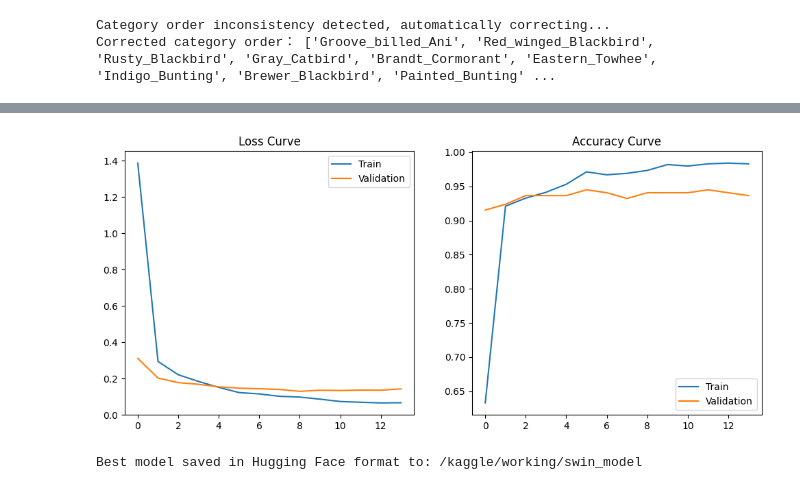
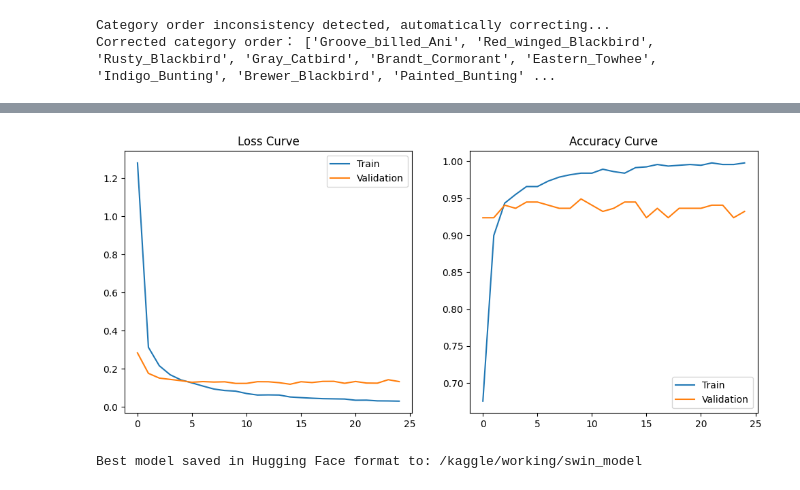
Before and after one commit to yutao-data/Fine_Grained_Bird_Swin, a Jupyter notebook: notebooks/Pretrained_Swin.ipynb, the cells around one changed output, grey strips where cells are left out. Drawn from its saved outputs; the diff is of its cells as text; code cells hidden in the pictures.

```diff
--- a/notebooks/Pretrained_Swin.ipynb
+++ b/notebooks/Pretrained_Swin.ipynb
@@ -288,7 +299,7 @@ def validate(model, loader):
     return avg_loss, accuracy
 
 scaler = torch.amp.GradScaler('cuda')
-early_stopper = EarlyStopper(patience=5, min_delta=0.001)
+early_stopper = EarlyStopper(patience=10, min_delta=0.0003)
 history = {'train_loss': [], 'val_loss': [], 'train_acc': [], 'val_acc': []}
 
 # Variables to track the best validation accuracy
@@ -351,6 +362,6 @@ Val Loss: 0.1425 | Acc: 0.9364
 
 Early stopping triggered!
-[figure, old version]
+[figure, new version]
 # %%
 import os
 import torch
```
Also changed, not shown: parts of 6 cells of this notebook.
